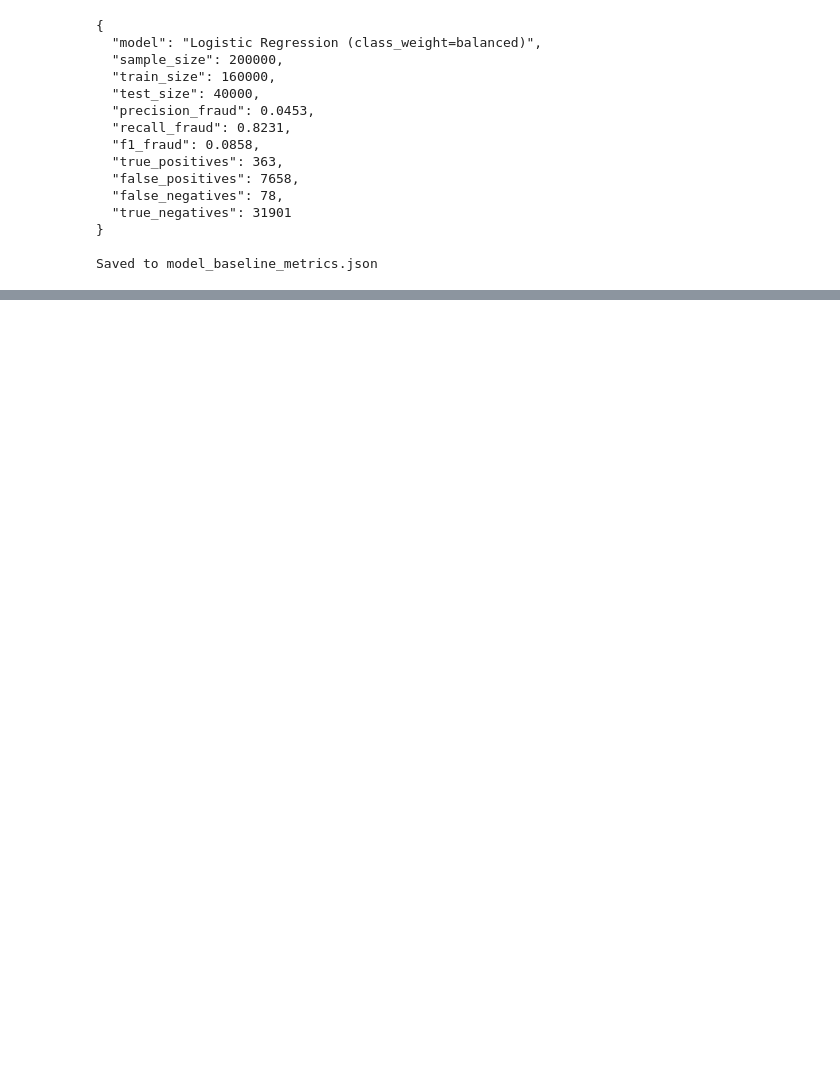
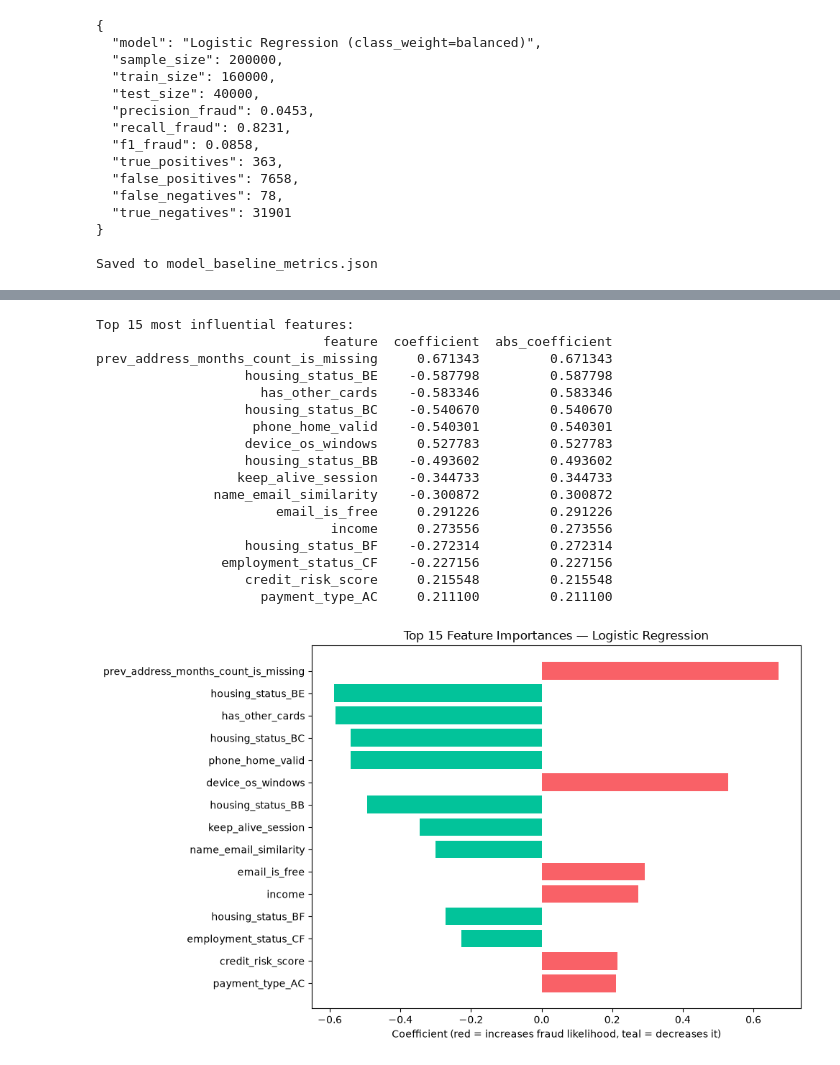
Before and after one commit to uroojey/fraudlens, a Jupyter notebook: notebooks/03_modeling.ipynb, the cells around one changed output, grey strips where cells are left out. Drawn from its saved outputs; the diff is of its cells as text; code cells hidden in the pictures; blank space fills up the shorter version.

```diff
--- a/notebooks/03_modeling.ipynb
+++ b/notebooks/03_modeling.ipynb
@@ -165,0 +394,40 @@ Saved to model_baseline_metrics.json
+# %%
+feature_importance = pd.DataFrame({
+    'feature': X.columns,
+    'coefficient': model.coef_[0]
+})
+feature_importance['abs_coefficient'] = feature_importance['coefficient'].abs()
+feature_importance = feature_importance.sort_values('abs_coefficient', ascending=False)
+
+print("Top 15 most influential features:")
+print(feature_importance.head(15).to_string(index=False))
+
+plt.figure(figsize=(10, 6))
+top_15 = feature_importance.head(15)
+colors = ['#F96167' if c > 0 else '#02C39A' for c in top_15['coefficient']]
+plt.barh(top_15['feature'], top_15['coefficient'], color=colors)
+plt.xlabel('Coefficient (red = increases fraud likelihood, teal = decreases it)')
+plt.title('Top 15 Feature Importances — Logistic Regression')
+plt.gca().invert_yaxis()
+plt.tight_layout()
+plt.savefig('../screenshots/day5_feature_importance.png', dpi=100, bbox_inches='tight')
+plt.show()
+# %% [output]
+Top 15 most influential features:
+                             feature  coefficient  abs_coefficient
+prev_address_months_count_is_missing     0.671343         0.671343
+                   housing_status_BE    -0.587798         0.587798
+                     has_other_cards    -0.583346         0.583346
+                   housing_status_BC    -0.540670         0.540670
+                    phone_home_valid    -0.540301         0.540301
+                   device_os_windows     0.527783         0.527783
+                   housing_status_BB    -0.493602         0.493602
+                  keep_alive_session    -0.344733         0.344733
+               name_email_similarity    -0.300872         0.300872
+                       email_is_free     0.291226         0.291226
+                              income     0.273556         0.273556
+                   housing_status_BF    -0.272314         0.272314
+                employment_status_CF    -0.227156         0.227156
+                   credit_risk_score     0.215548         0.215548
+                     payment_type_AC     0.211100         0.211100
+[figure, added]
```
Also changed, not shown: parts of 29 cells of this notebook, 7 other files.
